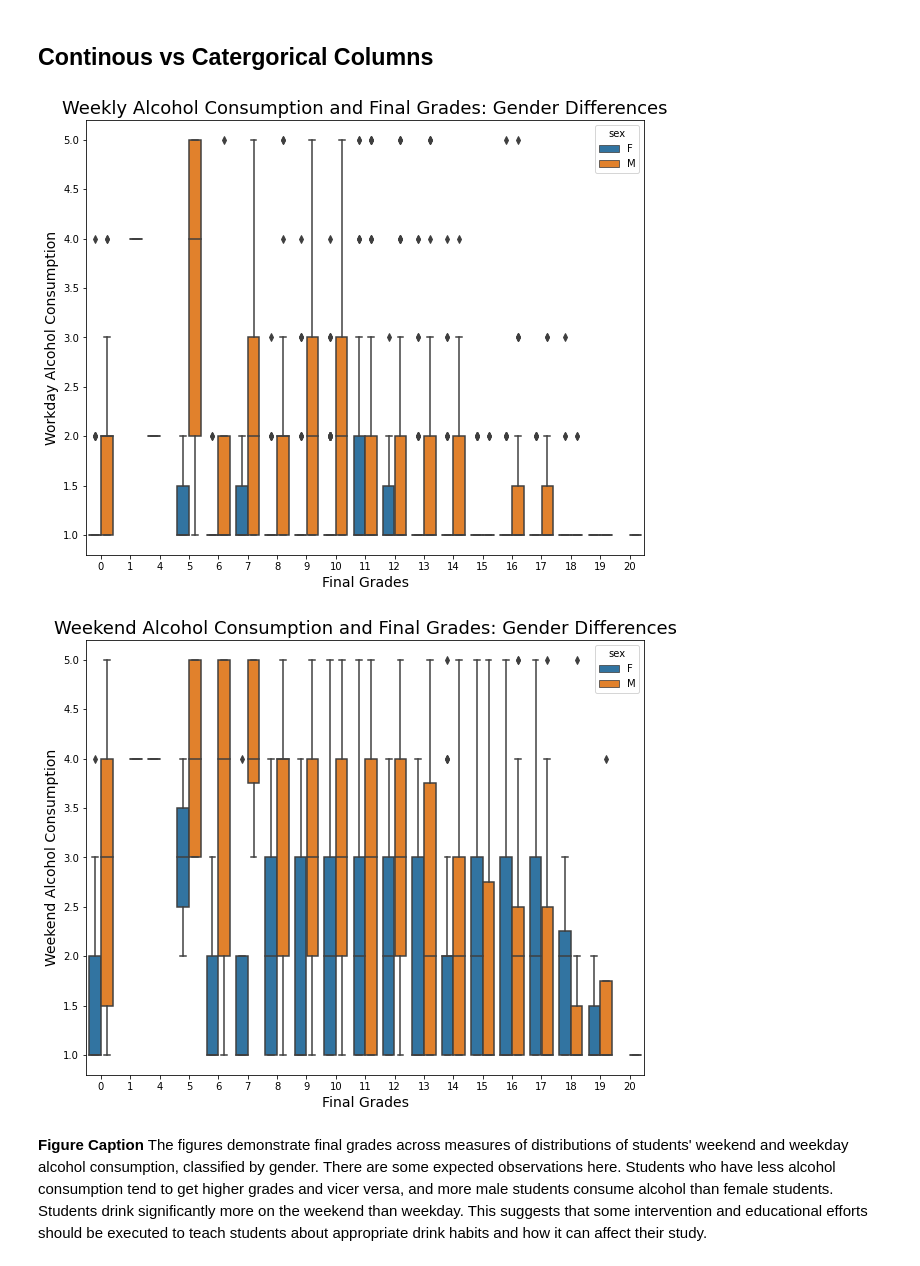
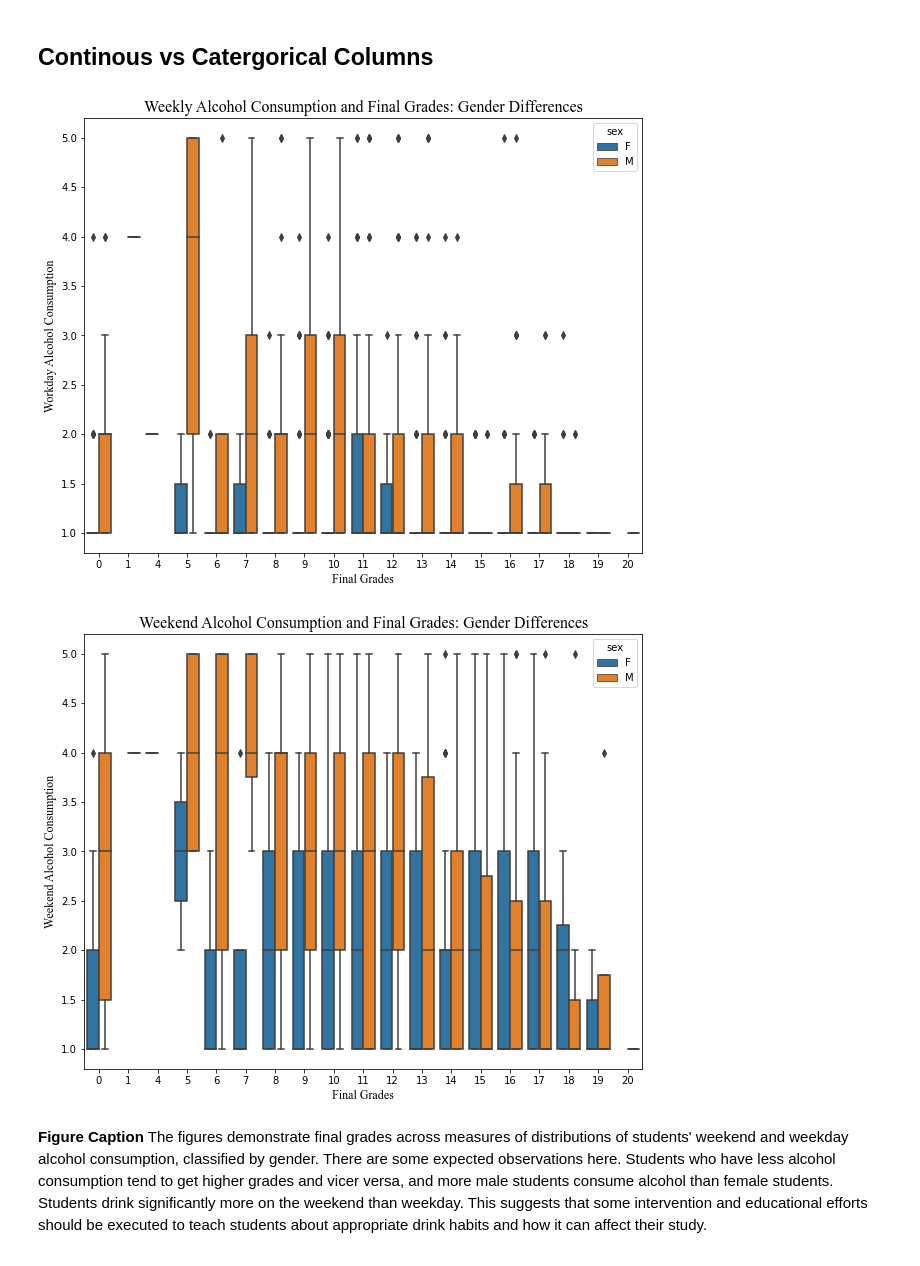
Before and after one commit to annieptba/data1030_project_-portugese-secondary-student-performance, a Jupyter notebook: src/midterm-annieptba.ipynb, the cells around one changed output. Cells and saved outputs as stored; diff of their text form; code cells hidden in the pictures.

```diff
--- a/src/midterm-annieptba.ipynb
+++ b/src/midterm-annieptba.ipynb
@@ -223,21 +225,21 @@ The figure demonstrates distribution of students' relationship status across dif
 # %%
 plt.figure(figsize=(10, 8))
 sns.boxplot(x="final_score", y="weekday_alcohol_usage", hue='sex',data=df)
-plt.ylabel("Workday Alcohol Consumption", size=14)
-plt.xlabel("Final Grades",size=14)
-plt.title("Weekly Alcohol Consumption and Final Grades: Gender Differences", size=18)
+plt.ylabel("Workday Alcohol Consumption",fontname="Times New Roman", fontsize=12)
+plt.xlabel("Final Grades",fontname="Times New Roman", fontsize=12)
+plt.title("Weekly Alcohol Consumption and Final Grades: Gender Differences",fontname="Times New Roman", fontsize=16)
 plt.savefig("Weekly Alcohol Consumption and Final Grades: Gender Differences.png")
 # %% [output]
-[figure, old version]
+[figure, new version]
 # %%
 plt.figure(figsize=(10, 8))
 sns.boxplot(x="final_score", y="weekend_alcohol_usage", hue='sex',data=df)
-plt.ylabel("Weekend Alcohol Consumption", size=14)
-plt.xlabel("Final Grades",size=14)
-plt.title("Weekend Alcohol Consumption and Final Grades: Gender Differences", size=18)
+plt.ylabel("Weekend Alcohol Consumption",fontname="Times New Roman", fontsize=12)
+plt.xlabel("Final Grades",fontname="Times New Roman", fontsize=12)
+plt.title("Weekend Alcohol Consumption and Final Grades: Gender Differences",fontname="Times New Roman", fontsize=16)
 plt.savefig("Weekend Alcohol Consumption and Final Grades: Gender Differences.png")
 # %% [output]
-[figure, old version]
+[figure, new version]
 # %% [markdown]
 **Figure Caption**
 The figures demonstrate final grades across measures of distributions of students' weekend and weekday alcohol consumption, classified by gender. There are some expected observations here. Students who have less alcohol consumption tend to get higher grades and vicer versa, and more male students consume alcohol than female students. Students drink significantly more on the weekend than weekday. This suggests that some intervention and educational efforts should be executed to teach students about appropriate drink habits and how it can affect their study.
```
Also changed, not shown: parts of 16 cells of this notebook, 9 other files.
